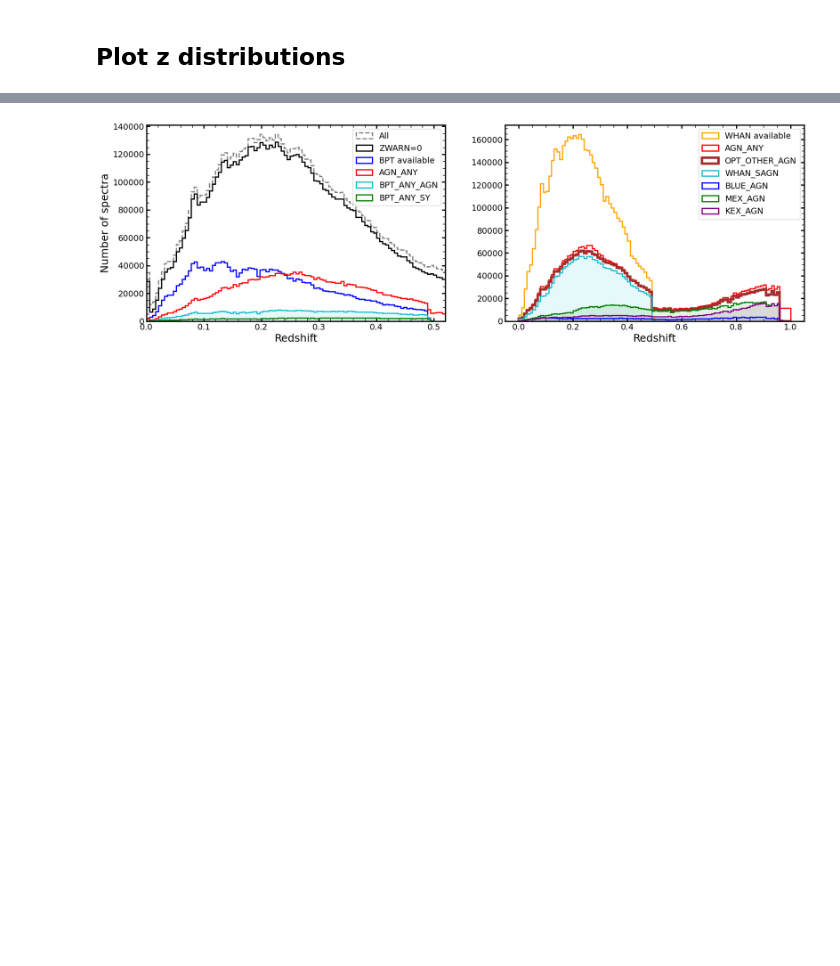
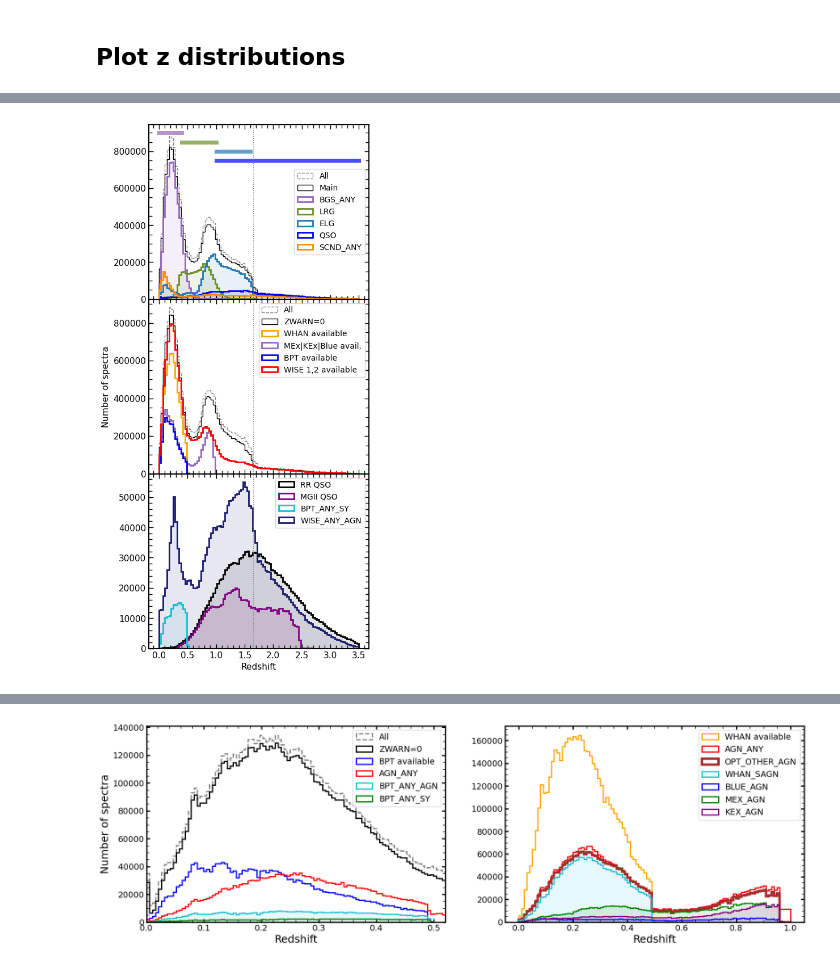
Before and after one commit to cosmodesi/desigaldev, a Jupyter notebook: AgnCats/notebooks/04_plots_for_paper.ipynb, the cells around one changed output, grey strips where cells are left out. Saved outputs shown, nothing was run; the diff lists cells and outputs as text; code cells hidden in the pictures; blank space fills up the shorter version.

```diff
--- a/AgnCats/notebooks/04_plots_for_paper.ipynb
+++ b/AgnCats/notebooks/04_plots_for_paper.ipynb
@@ -131,0 +189,99 @@ plt.show()
+# %%
+#agntypes = ['RR', 'MGII', 'QN', 'QN_BGS', 'QN_ELG', 'BPT_ANY_SY', 'OPT_OTHER_AGN', 'WISE_ANY_AGN']
+#agnlabels = ['RR QSO', 'MGII QSO', 'QN (QSO)', 'QN_BGS', 'QN_ELG', 'BPT_ANY_SY', 'OPT_OTHER_AGN', 'WISE_ANY_AGN']
+#colors = ['red', 'purple', 'tab:purple', 'tab:cyan', 'tab:blue', 'blue', 'green', 'black']
+
+agntypes = ['RR', 'MGII', 'BPT_ANY_SY', 'WISE_ANY_AGN']
+agnlabels = ['RR QSO', 'MGII QSO', 'BPT_ANY_SY', 'WISE_ANY_AGN']
+colors = ['black', 'purple', 'tab:cyan', 'midnightblue']
+
+# OPT_OTHER_AGN is not confident enough (includes composite, weak AGN, etc.); treat separately
+opt_other_agn_secure = (T['OPT_UV_TYPE'] & OPT_UV_TYPE.MEX_AGN != 0)
+#opt_other_agn_secure = (T['OPT_UV_TYPE'] & OPT_UV_TYPE.MEX_AGN != 0)|(T['OPT_UV_TYPE'] & OPT_UV_TYPE.KEX_AGN != 0)
+
+desi_mask = targetmask.desi_mask
+is_main = T['SURVEY']=='main'
+targets = ['BGS_ANY','LRG','ELG','QSO','SCND_ANY']
+target_colors = ['tab:purple', 'olivedrab', 'tab:blue', 'blue', 'darkorange']
+#target_colors = ['tab:purple', 'red', 'tab:blue', 'blue', 'orange']
+desi_target = T['DESI_TARGET']
+
+# Plot
+fig, (ax0, ax1, ax2) = plt.subplots(3, 1, figsize=(5,12), sharex=True)
+plt.subplots_adjust(hspace=0)
+
+rz = (0,3.5)
+
+# Left-hand panel: full catalog
+ax0.hist(T['Z'],bins=100,range=(rz), histtype='step', lw=1, color='gray', ls='--', label='All')
+ax0.hist(T['Z'][is_main],bins=100,range=(rz), histtype='step', lw=1, color='k', label='Main')
+
+# Broken per target class
+for i, tclass in enumerate(targets):
+    sel = is_main & (T['DESI_TARGET'] & desi_mask[tclass] !=0)
+    col = target_colors[i]
+    ax0.hist(T['Z'][sel],bins=100,range=(rz), alpha=0.1, color=col)
+    ax0.hist(T['Z'][sel],bins=100,range=(rz), histtype='step', lw=2, color=col, label=tclass)
+
+# Middle panel: full catalog + only secure redshifts
+ax1.hist(T['Z'],bins=100,range=(rz), histtype='step', lw=1, color='gray', ls='--', label='All')
+ax1.hist(T['Z'][T['ZWARN']==0],bins=100,range=(rz), histtype='step', lw=1, color='k', label='ZWARN=0')
+
+# WHAN available
+ax1.hist(T['Z'][(T['ZWARN']==0)&(T['OPT_UV_TYPE'] & OPT_UV_TYPE.WHAN != 0)],bins=100,range=(rz),
+         histtype='step', lw=2, color='orange', label='WHAN available')
+
+# MEx/KEx/Blue available (all go roughly to z~1)
+avail_z1 = (T['OPT_UV_TYPE'] & OPT_UV_TYPE.MEX != 0) | (T['OPT_UV_TYPE'] & OPT_UV_TYPE.KEX != 0) | (T['OPT_UV_TYPE'] & OPT_UV_TYPE.BLUE != 0)
+ax1.hist(T['Z'][(T['ZWARN']==0)&(avail_z1)],bins=100,range=(rz),
+         histtype='step', lw=2, color='tab:purple', label='MEx|KEx|Blue avail.')
+
+# BPT available
+ax1.hist(T['Z'][(T['ZWARN']==0)&(T['OPT_UV_TYPE'] & OPT_UV_TYPE.NII_BPT != 0)],bins=100,range=(rz),
+         histtype='step', lw=2, color='b', label='BPT available')
+
+# WISE (W1, W2) available [some diagrams need W1, W2, W3]
+ax1.hist(T['Z'][(T['ZWARN']==0)&(T['IR_TYPE'] & IR_TYPE.WISE_W12 != 0)],bins=100,range=(rz),
+         histtype='step', lw=2, color='r', label='WISE 1,2 available')
+
+# Right-hand panel: selected classes of AGN/QSO
+for i, agn in enumerate(agntypes):
+    sel = (T['AGN_MASKBITS'] & AGN_MASKBITS[agn] != 0)
+    col = colors[i]
+    ax2.hist(T['Z'][sel],bins=100,range=(rz), alpha=0.1, color=col)
+    ax2.hist(T['Z'][sel],bins=100,range=(rz), label=agnlabels[i], histtype='step', lw=2, color=col)
+
+# special case plotted by hand
+#ax2.hist(T['Z'][opt_other_agn_secure],bins=100,range=(rz), label='MEx|KEx', histtype='step', lw=2, color='tab:green')
+
+
+# Axis labels
+#ax1.set_xlabel('Redshift')
+ax1.set_ylabel('Number of spectra')
+ax2.set_xlabel('Redshift')
+
+# Set axis scales
+#ax1.set_xscale('log')
+#ax2.set_xscale('log')
+#ax1.set_yscale('log')
+#ax2.set_yscale('log')
+
+# Nominal ranges
+ax0.plot([0,0.4],[9e5,9e5],color='tab:purple',alpha=0.7,lw=5)
+#ax0.plot([0.4,1.0],[8.5e5,8.5e5],color='red',alpha=0.7,lw=5)
+ax0.plot([0.4,1.0],[8.5e5,8.5e5],color='olivedrab',alpha=0.7,lw=5)
+ax0.plot([1.0,1.6],[8e5,8e5],color='tab:blue',alpha=0.7,lw=5)
+ax0.plot([1.0,3.5],[7.5e5,7.5e5],color='blue',alpha=0.7,lw=5)
+
+# Limit between spectype=GALAXY or QSO
+ax0.axvline(1.65,lw=1,ls=':',color='grey')
+ax1.axvline(1.65,lw=1,ls=':',color='grey')
+ax2.axvline(1.65,lw=1,ls=':',color='grey')
+
+# Legends
+ax0.legend(fontsize=10, loc='center right')
+ax1.legend(fontsize=10)
+ax2.legend(fontsize=10)
+plt.show()
+# %% [output]
+[figure, added]
```
Also changed, not shown: parts of 17 cells of this notebook, 3 other files.
